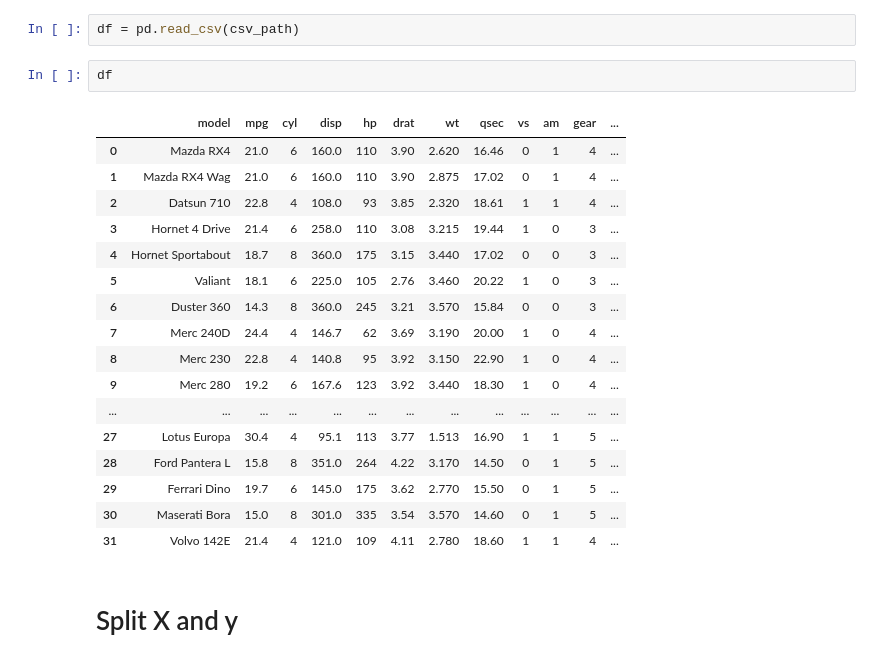
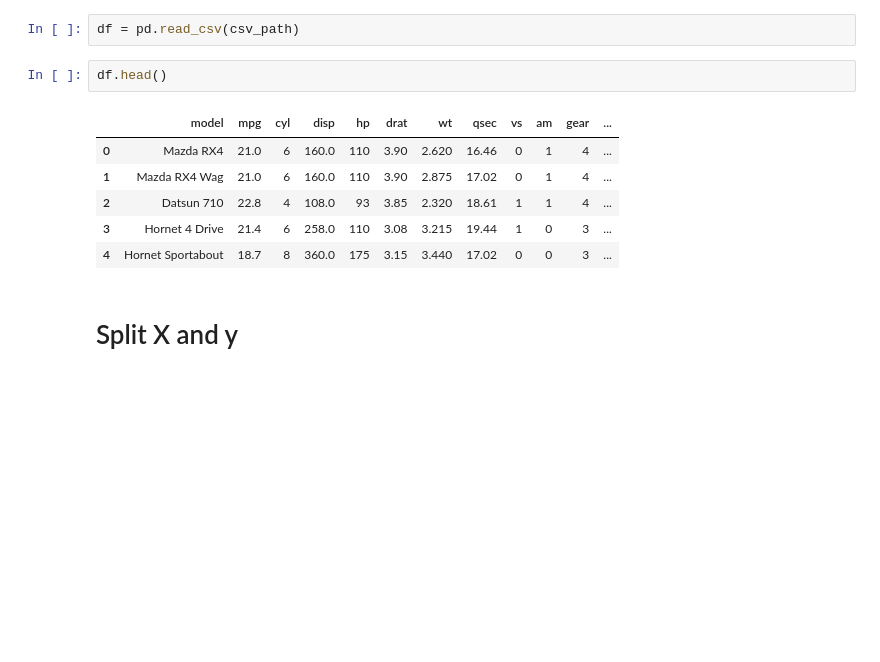
Before and after one commit to jeanimal/double_descent_dar, a Jupyter notebook: double_descent_mtcars_reg.ipynb, the cells around one changed output. Drawn from its saved outputs; the diff is of its cells as text; blank space fills up the shorter version.

```diff
--- a/double_descent_mtcars_reg.ipynb
+++ b/double_descent_mtcars_reg.ipynb
@@ -31,25 +35,14 @@ print(csv_path)
 # %%
 df = pd.read_csv(csv_path)
 # %%
-df
+df.head()
 # %% [output]
 |  | model | mpg | cyl | disp | hp | drat | wt | qsec | vs | am | gear | ... |
 | 0 | Mazda RX4 | 21.0 | 6 | 160.0 | 110 | 3.90 | 2.620 | 16.46 | 0 | 1 | 4 | ... |
 | 1 | Mazda RX4 Wag | 21.0 | 6 | 160.0 | 110 | 3.90 | 2.875 | 17.02 | 0 | 1 | 4 | ... |
 | 2 | Datsun 710 | 22.8 | 4 | 108.0 | 93 | 3.85 | 2.320 | 18.61 | 1 | 1 | 4 | ... |
 | 3 | Hornet 4 Drive | 21.4 | 6 | 258.0 | 110 | 3.08 | 3.215 | 19.44 | 1 | 0 | 3 | ... |
 | 4 | Hornet Sportabout | 18.7 | 8 | 360.0 | 175 | 3.15 | 3.440 | 17.02 | 0 | 0 | 3 | ... |
-| 5 | Valiant | 18.1 | 6 | 225.0 | 105 | 2.76 | 3.460 | 20.22 | 1 | 0 | 3 | ... |
-| 6 | Duster 360 | 14.3 | 8 | 360.0 | 245 | 3.21 | 3.570 | 15.84 | 0 | 0 | 3 | ... |
-| 7 | Merc 240D | 24.4 | 4 | 146.7 | 62 | 3.69 | 3.190 | 20.00 | 1 | 0 | 4 | ... |
-| 8 | Merc 230 | 22.8 | 4 | 140.8 | 95 | 3.92 | 3.150 | 22.90 | 1 | 0 | 4 | ... |
-| 9 | Merc 280 | 19.2 | 6 | 167.6 | 123 | 3.92 | 3.440 | 18.30 | 1 | 0 | 4 | ... |
-| ... | ... | ... | ... | ... | ... | ... | ... | ... | ... | ... | ... | ... |
-| 27 | Lotus Europa | 30.4 | 4 | 95.1 | 113 | 3.77 | 1.513 | 16.90 | 1 | 1 | 5 | ... |
-| 28 | Ford Pantera L | 15.8 | 8 | 351.0 | 264 | 4.22 | 3.170 | 14.50 | 0 | 1 | 5 | ... |
-| 29 | Ferrari Dino | 19.7 | 6 | 145.0 | 175 | 3.62 | 2.770 | 15.50 | 0 | 1 | 5 | ... |
-| 30 | Maserati Bora | 15.0 | 8 | 301.0 | 335 | 3.54 | 3.570 | 14.60 | 0 | 1 | 5 | ... |
-| 31 | Volvo 142E | 21.4 | 4 | 121.0 | 109 | 4.11 | 2.780 | 18.60 | 1 | 1 | 4 | ... |
 # %% [markdown]
 # Split X and y
 # %% [markdown]
```
Also changed, not shown: parts of 6 cells of this notebook, 1 other file.
